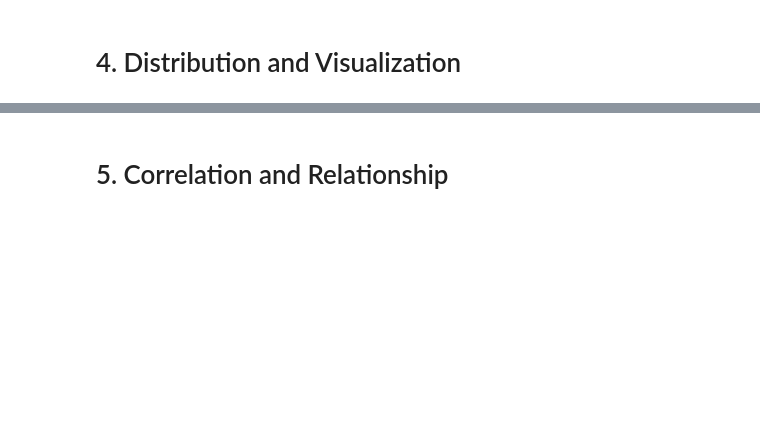
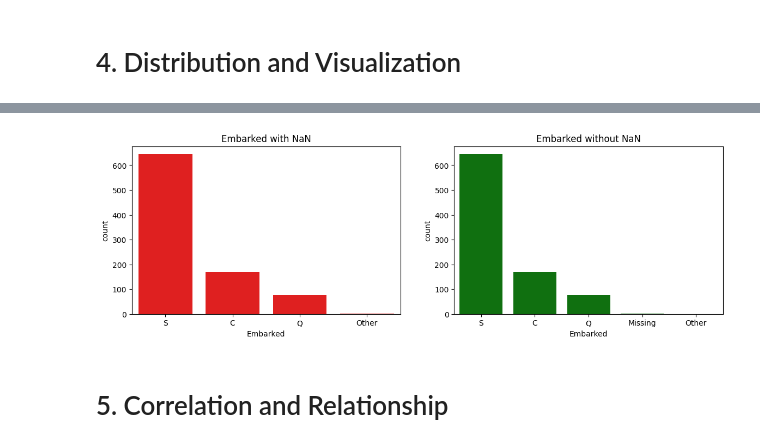
Before and after one commit to catalinm955/Titanic-ML, a Jupyter notebook: notebooks/01_EDA.ipynb, the cells around one changed output, grey strips where cells are left out. Cells and saved outputs as stored; diff of their text form; code cells hidden in the pictures; blank space fills up the shorter version.

```diff
--- a/notebooks/01_EDA.ipynb
+++ b/notebooks/01_EDA.ipynb
@@ -140,2 +229,7 @@ dtype: float64
+# %%
+# Plot the "Embarked" before and after filling the missing values
+cat_col_plot(train_dataset['Embarked'], train_dataset_processed['Embarked'])
+# %% [output]
+[figure, added]
 # %% [markdown]
 # 5. Correlation and Relationship
```
Also changed, not shown: parts of 16 cells of this notebook.
